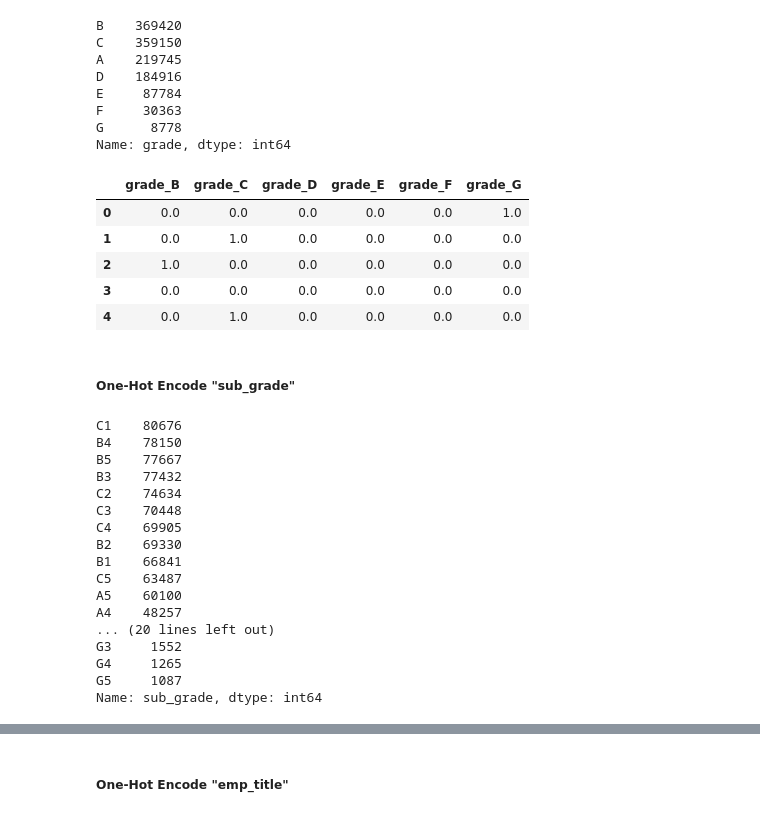
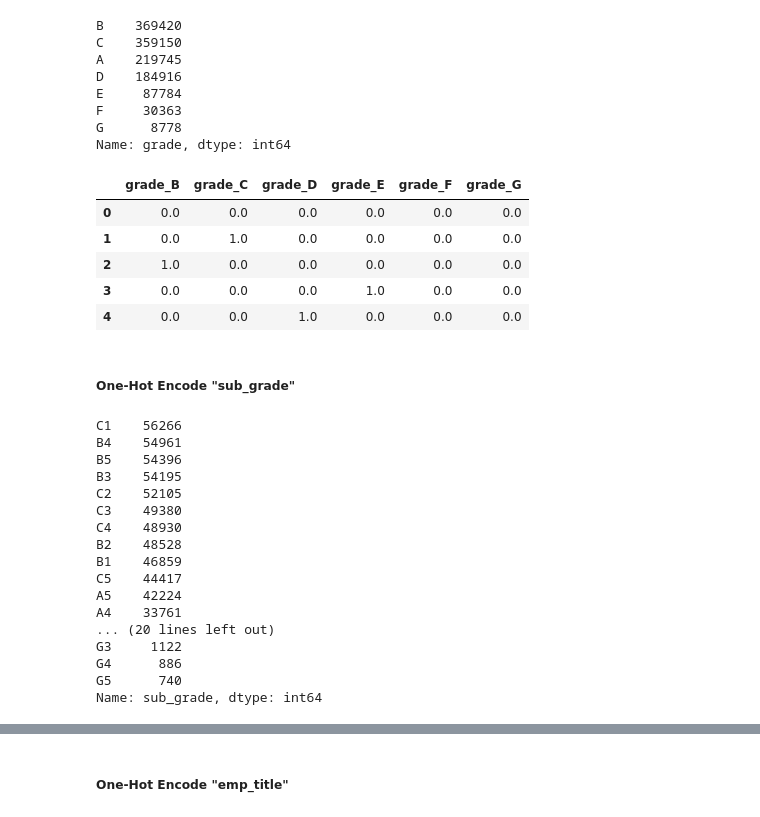
Before and after one commit to as6140/peervest, a Jupyter notebook: lc_cleaning_eda.ipynb, the cells around one changed output, grey strips where cells are left out. Saved outputs shown, nothing was run; the diff lists cells and outputs as text; code cells hidden in the pictures.

```diff
--- a/lc_cleaning_eda.ipynb
+++ b/lc_cleaning_eda.ipynb
@@ -232,0 +244,6 @@ lc_df[['addr_state','annual_inc','collection_recovery_fee','emp_title',
+# %%
+counts = lc_df['emp_title'].value_counts()
+idx = counts[counts.lt(1600)].index
+
+lc_df.loc[lc_df['emp_title'].isin(idx) == False, 'emp_title_2'] = lc_df['emp_title']
+lc_df.loc[lc_df['emp_title'].isin(idx), 'emp_title_2'] = 'Other'
@@ -235,3 +276,8 @@ lc_df[['addr_state','annual_inc','collection_recovery_fee','emp_title',
+# %%
+X = clean_lc_df.drop(columns=['loan_status'])
+y = clean_lc_df[['loan_status']]
+# %%
+X_train, X_test, y_train, y_test = train_test_split(X, y, random_state=0,test_size=0.3)
 # %% [markdown]
 #### Mean, Max, Zero Impute for Missing Values
 # %%
@@ -301,14 +347,18 @@ nan_mean_cols = [
     'revol_util',
 ]
 
-for col in lc_df:
-    dt = lc_df[col].dtype
-    #FILL MISSING WITH MEAN
+
+for col in X_train:
+    dt = X_train[col].dtype
+    #FILL MISSING WITH MEAN from X_train, in both X_train & X_test
     if col in nan_mean_cols:
-        lc_df[col] = lc_df[col].fillna(np.nanmean(lc_df[col].values))
-    #FILL MISSING WITH ZEROS
+        X_train[col] = X_train[col].fillna(np.nanmean(X_train[col].values))
+        X_test[col] = X_test[col].fillna(np.nanmean(X_train[col].values))
+    #FILL MISSING WITH ZEROS from X_train, in both X_train & X_test
     if col in nan_zero_cols:
-        lc_df[col] = lc_df[col].fillna(0.0)
-    #FILL MISSING WITH MAX
+        X_train[col] = X_train[col].fillna(0.0)
+        X_test[col] = X_test[col].fillna(0.0)
+    #FILL MISSING WITH MAX from X_train, in both X_train & X_test
     if col in nan_max_cols:
-        lc_df[col] = lc_df[col].fillna(np.nanmax(lc_df[col].values) * 5)
+        X_train[col] = X_train[col].fillna(np.nanmax(X_train[col].values) * 5)
+        X_test[col] = X_test[col].fillna(np.nanmax(X_train[col].values) * 5)
@@ -545,38 +593,39 @@ F     30363
 G      8778
 Name: grade, dtype: int64
 # %%
-encoder = OneHotEncoder(drop='first',categories='auto').fit(clean_lc_df[['grade']])
-ohe_grade = pd.DataFrame(encoder.transform(clean_lc_df[['grade']]).toarray(),
-                   columns=encoder.get_feature_names(["grade"]))
-
+encoder = OneHotEncoder(drop='first',categories='auto').fit(X_train[['grade']])
+ohe_grade = pd.DataFrame(encoder.transform(X_train[['grade']]).toarray(),
+                         columns=encoder.get_feature_names(["grade"]))
+ohe_grade_test = pd.DataFrame(encoder.transform(X_test[['grade']]).toarray(),
+                              columns=encoder.get_feature_names(["grade"]))
 ohe_grade.head()
 # %% [output]
 |  | grade_B | grade_C | grade_D | grade_E | grade_F | grade_G |
-| 0 | 0.0 | 0.0 | 0.0 | 0.0 | 0.0 | 1.0 |
+| 0 | 0.0 | 0.0 | 0.0 | 0.0 | 0.0 | 0.0 |
 | 1 | 0.0 | 1.0 | 0.0 | 0.0 | 0.0 | 0.0 |
 | 2 | 1.0 | 0.0 | 0.0 | 0.0 | 0.0 | 0.0 |
-| 3 | 0.0 | 0.0 | 0.0 | 0.0 | 0.0 | 0.0 |
-| 4 | 0.0 | 1.0 | 0.0 | 0.0 | 0.0 | 0.0 |
+| 3 | 0.0 | 0.0 | 0.0 | 1.0 | 0.0 | 0.0 |
+| 4 | 0.0 | 0.0 | 1.0 | 0.0 | 0.0 | 0.0 |
 # %% [markdown]
 ##### One-Hot Encode "sub_grade"
 # %%
-clean_lc_df['sub_grade'].value_counts()
+X_train['sub_grade'].value_counts()
 # %% [output]
-C1    80676
-B4    78150
-B5    77667
-B3    77432
-C2    74634
-C3    70448
-C4    69905
-B2    69330
-B1    66841
-C5    63487
-A5    60100
-A4    48257
+C1    56266
+B4    54961
+B5    54396
+B3    54195
+C2    52105
+C3    49380
+C4    48930
+B2    48528
+B1    46859
+C5    44417
+A5    42224
+A4    33761
 ... (20 lines left out)
-G3     1552
-G4     1265
-G5     1087
+G3     1122
+G4      886
+G5      740
 Name: sub_grade, dtype: int64
 # %%
```
Also changed, not shown: parts of 42 cells of this notebook, 1 other file.
